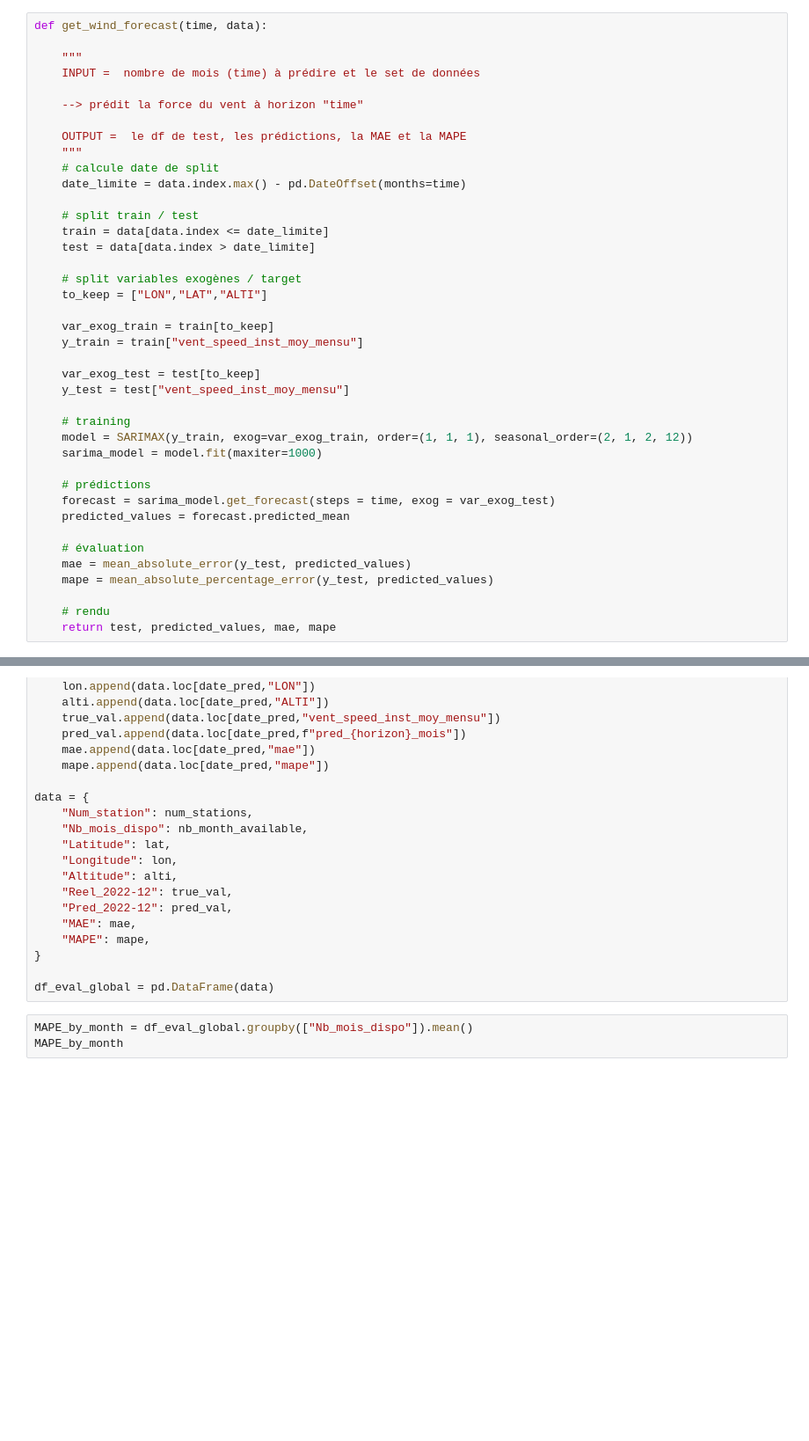
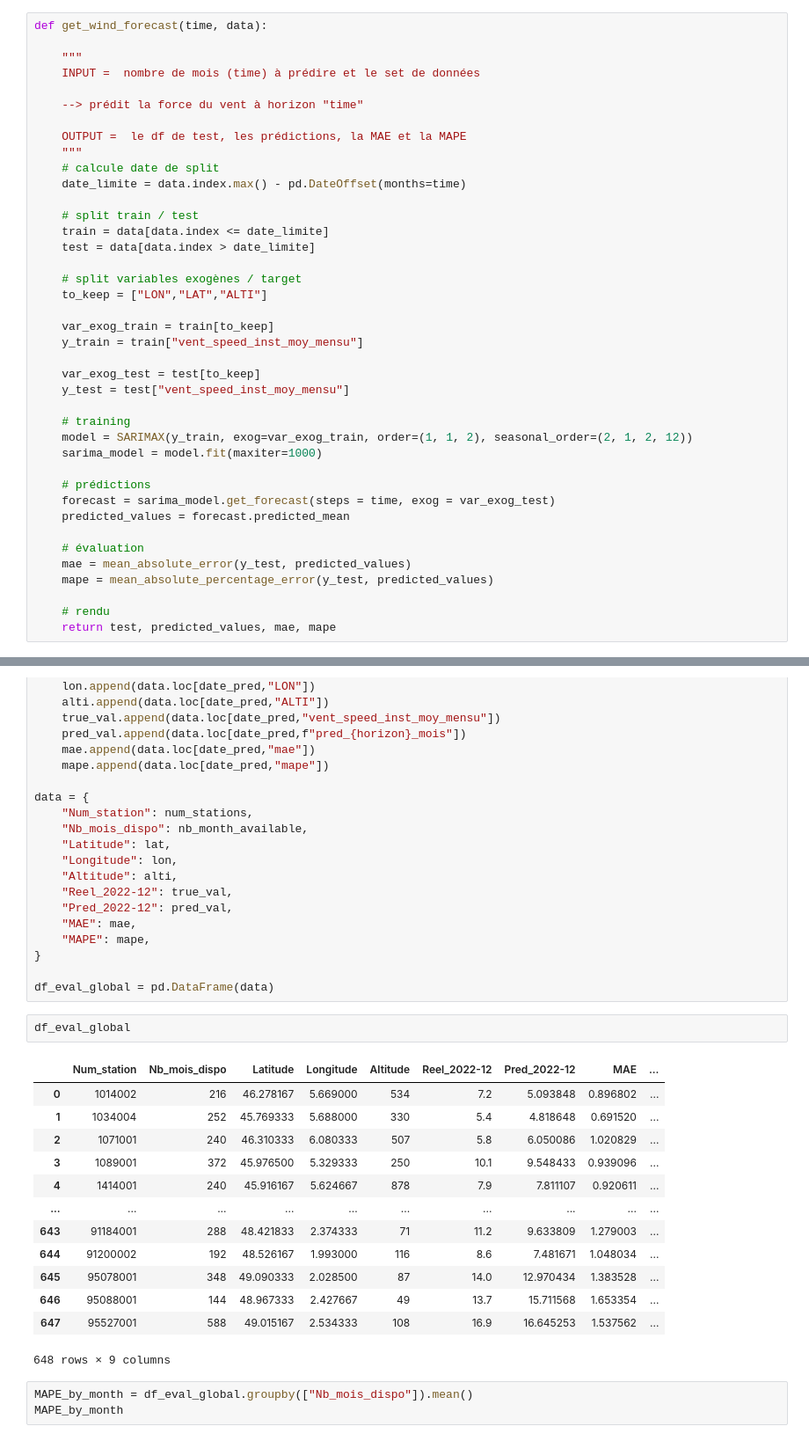
Before and after one commit to tristanGIANDO/jedha_final_project, a Jupyter notebook: jedha_final_project/modeles/baseline_france.ipynb, the cells around one changed output, grey strips where cells are left out. Shown at 88% size. Saved outputs shown, nothing was run; the diff lists cells and outputs as text; blank space fills up the shorter version.

Commit message:
viz sur eval

```diff
--- a/jedha_final_project/modeles/baseline_france.ipynb
+++ b/jedha_final_project/modeles/baseline_france.ipynb
@@ -190,7 +193,7 @@ def get_wind_forecast(time, data):
     y_test = test["vent_speed_inst_moy_mensu"]
 
     # training
-    model = SARIMAX(y_train, exog=var_exog_train, order=(1, 1, 1), seasonal_order=(2, 1, 2, 12))
+    model = SARIMAX(y_train, exog=var_exog_train, order=(1, 1, 2), seasonal_order=(2, 1, 2, 12))
     sarima_model = model.fit(maxiter=1000)
 
     # prédictions
@@ -491,6 +474,22 @@ data = {
 }
 
 df_eval_global = pd.DataFrame(data)
+# %%
+df_eval_global
+# %% [output]
+|  | Num_station | Nb_mois_dispo | Latitude | Longitude | Altitude | Reel_2022-12 | Pred_2022-12 | MAE | ... |
+| 0 | 1014002 | 216 | 46.278167 | 5.669000 | 534 | 7.2 | 5.093848 | 0.896802 | ... |
+| 1 | 1034004 | 252 | 45.769333 | 5.688000 | 330 | 5.4 | 4.818648 | 0.691520 | ... |
+| 2 | 1071001 | 240 | 46.310333 | 6.080333 | 507 | 5.8 | 6.050086 | 1.020829 | ... |
+| 3 | 1089001 | 372 | 45.976500 | 5.329333 | 250 | 10.1 | 9.548433 | 0.939096 | ... |
+| 4 | 1414001 | 240 | 45.916167 | 5.624667 | 878 | 7.9 | 7.811107 | 0.920611 | ... |
+| ... | ... | ... | ... | ... | ... | ... | ... | ... | ... |
+| 643 | 91184001 | 288 | 48.421833 | 2.374333 | 71 | 11.2 | 9.633809 | 1.279003 | ... |
+| 644 | 91200002 | 192 | 48.526167 | 1.993000 | 116 | 8.6 | 7.481671 | 1.048034 | ... |
+| 645 | 95078001 | 348 | 49.090333 | 2.028500 | 87 | 14.0 | 12.970434 | 1.383528 | ... |
+| 646 | 95088001 | 144 | 48.967333 | 2.427667 | 49 | 13.7 | 15.711568 | 1.653354 | ... |
+| 647 | 95527001 | 588 | 49.015167 | 2.534333 | 108 | 16.9 | 16.645253 | 1.537562 | ... |
+648 rows × 9 columns
 # %%
 MAPE_by_month = df_eval_global.groupby(["Nb_mois_dispo"]).mean()
 MAPE_by_month
```
Also changed, not shown: parts of 7 cells of this notebook.
